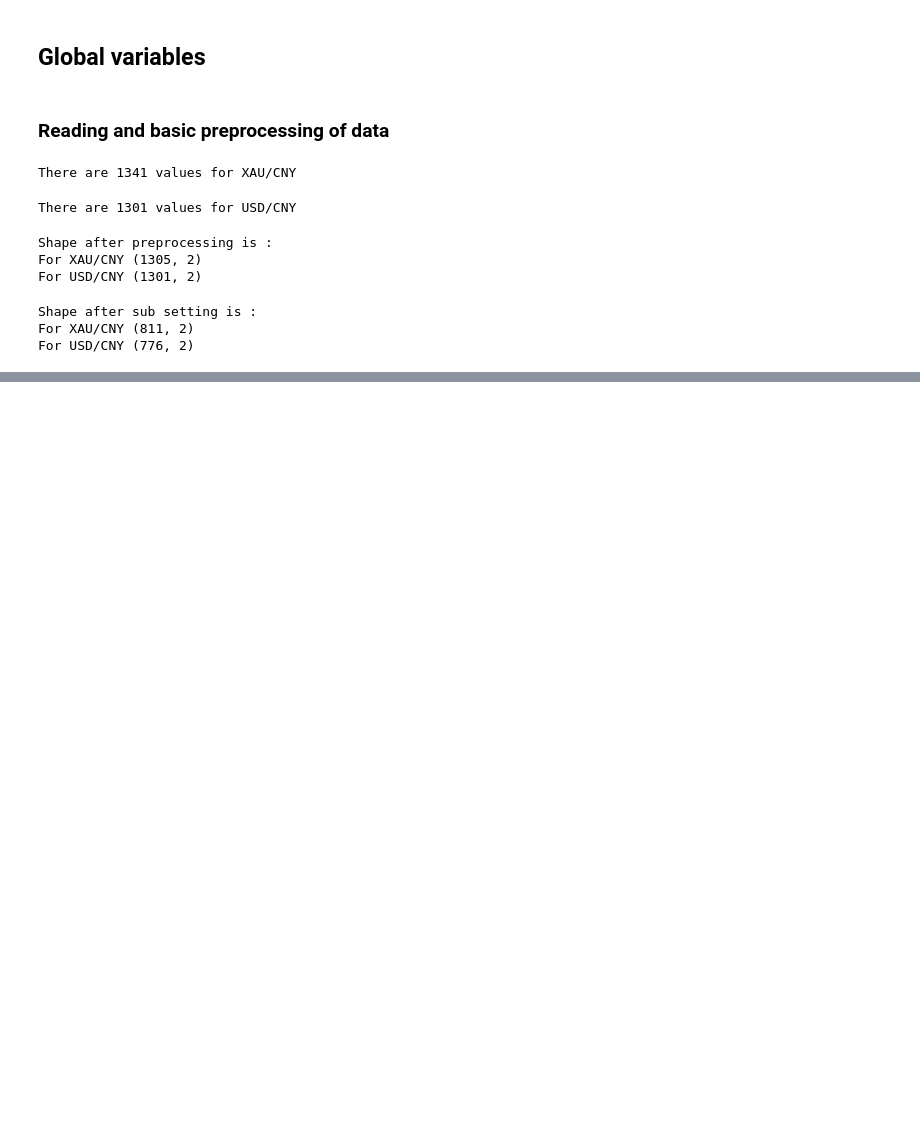
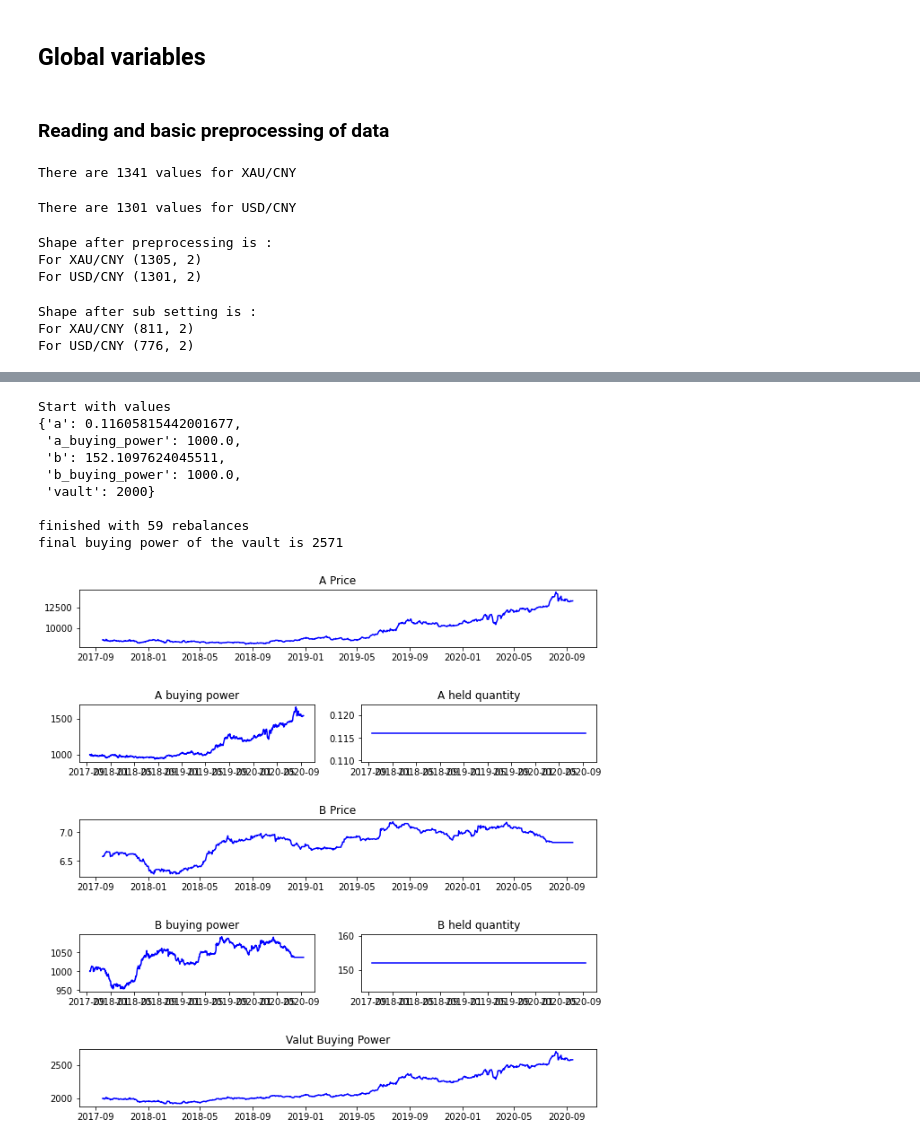
Before and after one commit to MahaDAO/arth-collateral-modeling, a Jupyter notebook: scripts/app.ipynb, the cells around one changed output, grey strips where cells are left out. Saved outputs shown, nothing was run; the diff lists cells and outputs as text; code cells hidden in the pictures; blank space fills up the shorter version.

```diff
--- a/scripts/app.ipynb
+++ b/scripts/app.ipynb
@@ -259,0 +313,21 @@ plt.plot(plot_data['dates'], plot_data['vault'], color='blue')
+# %%
+# USD and GOLD with a 50-50 ratio with no rebalancing
+results, config = simulate_model_with_same_bp(
+    usd_cny, xau_cny, 0.5, 0.5,
+    STARTING_VAULT_AMOUNT,
+    slippage=0.05,
+    sell_apr_percentage=0
+)
+
+plot_results(results)
+# %% [output]
+Start with values
+{'a': 0.11605815442001677,
+ 'a_buying_power': 1000.0,
+ 'b': 152.1097624045511,
+ 'b_buying_power': 1000.0,
+ 'vault': 2000}
+
+finished with 59 rebalances
+final buying power of the vault is 2571
+[figure, added]
```
Also changed, not shown: parts of 6 cells of this notebook.
